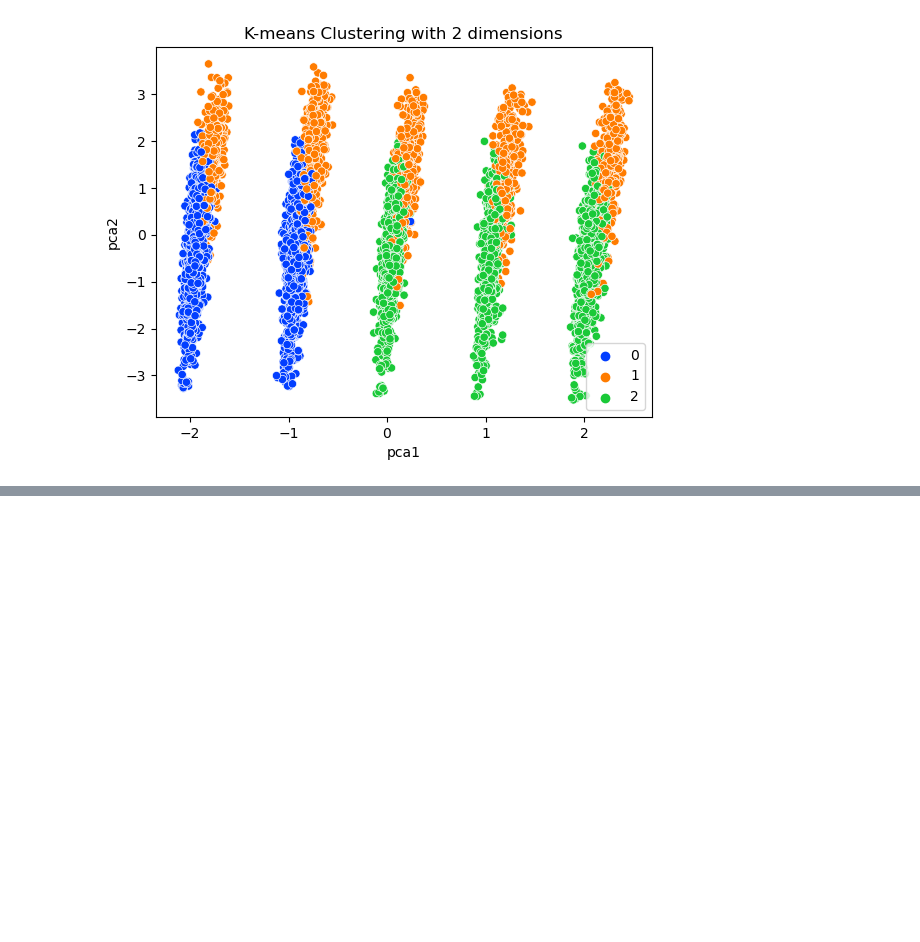
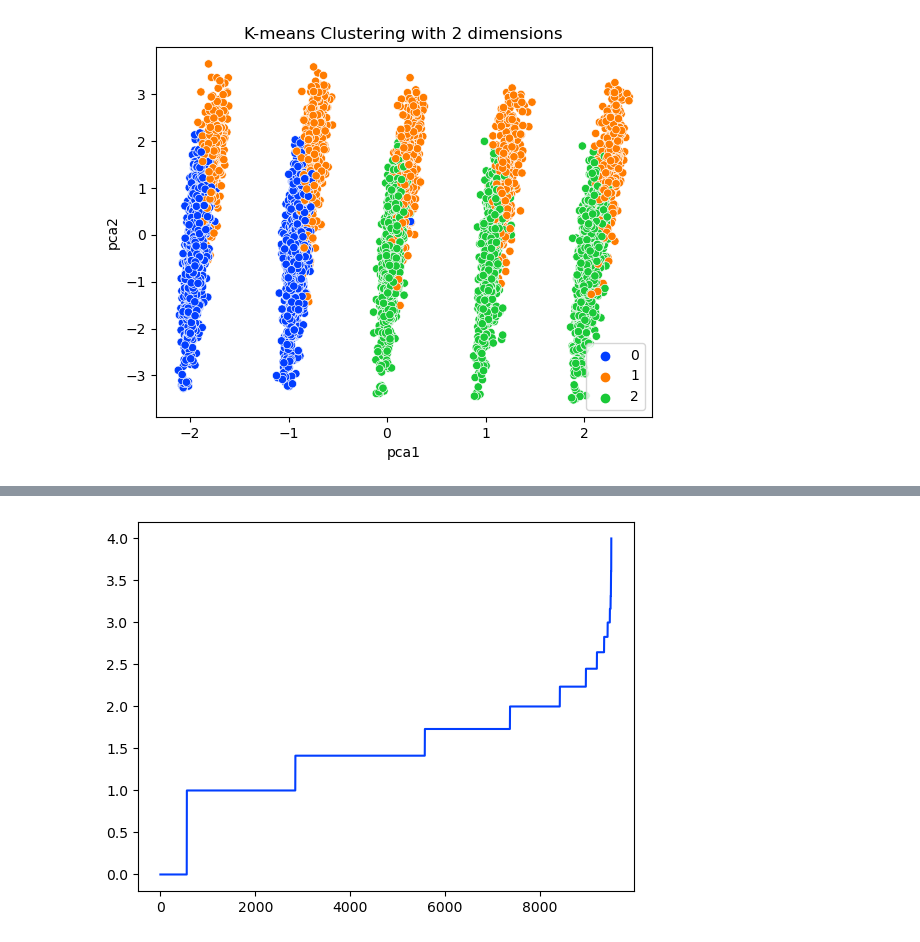
Before and after one commit to dfmce-iscte/ProjetoIAA, a Jupyter notebook: projeto_cosme.ipynb, the cells around one changed output, grey strips where cells are left out. Cells and saved outputs as stored; diff of their text form; code cells hidden in the pictures; blank space fills up the shorter version.

```diff
--- a/projeto_cosme.ipynb
+++ b/projeto_cosme.ipynb
@@ -619,2 +641,3 @@ add_cluster_column_to_df(res[0],res_clusters,'kmeans (k=4)').to_excel('clusters.
 # %%
-df_cluster = open_sheet('clusters.xlsx')
+df_cluster = open_sheet('rem_features_transformado_10000_sample.xlsx')
+df_cluster = remove_df_unnamed(df_cluster)
@@ -638,0 +644,5 @@ makeDistribuitionBar(df_c1)
+# %%
+df_1 = converter_para_numerico(df_cluster)
+plot_epsilon_graph(df_1,100)
+# %% [output]
+[figure, added]
```
Also changed, not shown: parts of 7 cells of this notebook, 1 other file.
